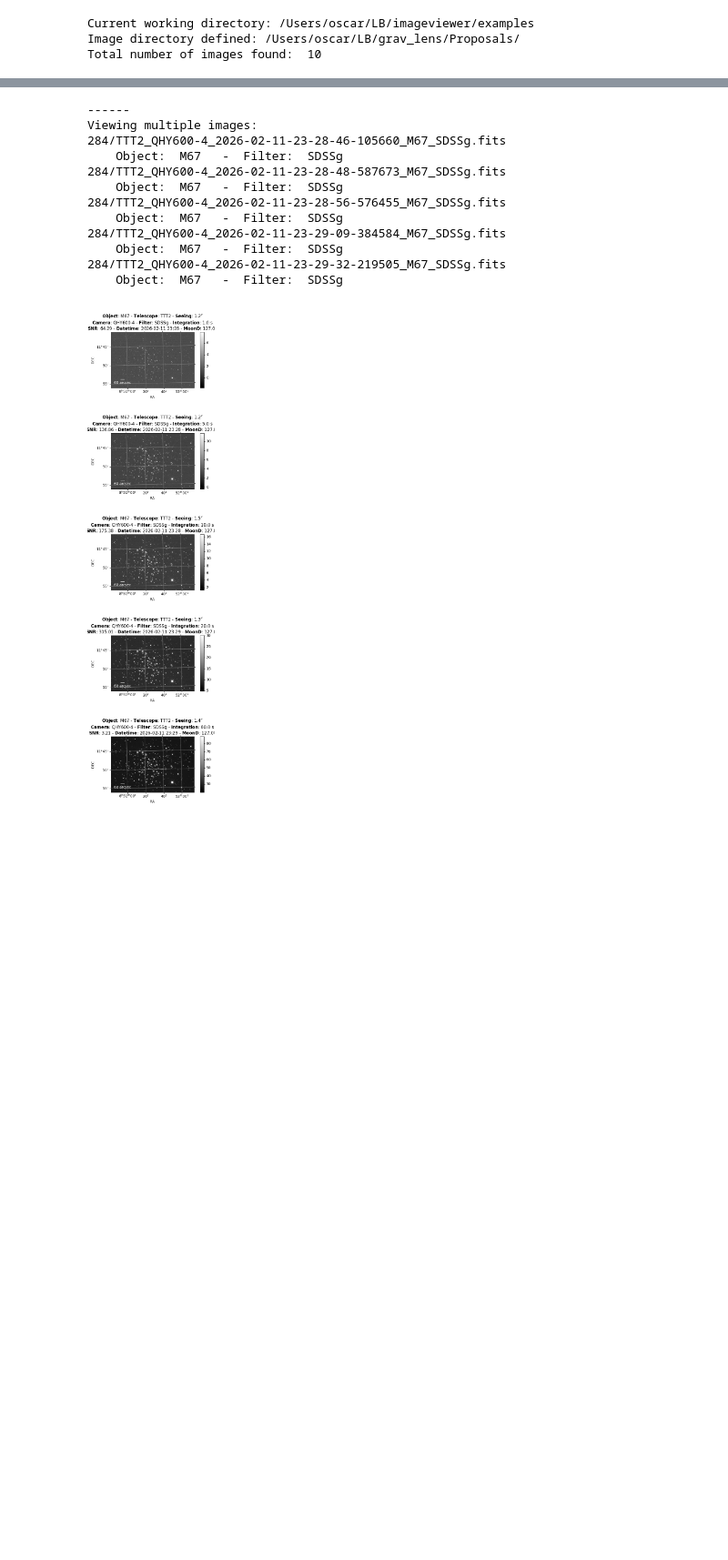
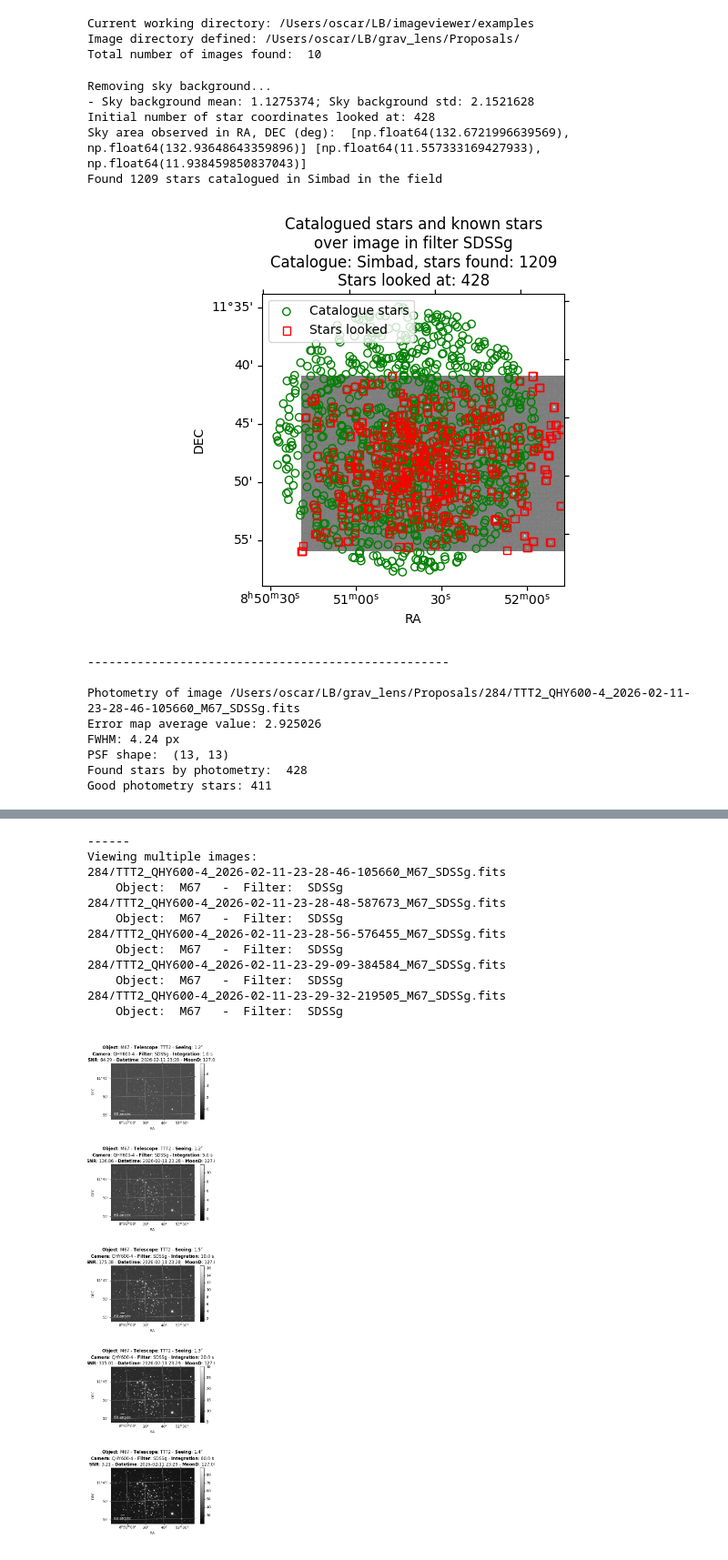
Before and after one commit to oscar-s-p/imageviewer, a Jupyter notebook: examples/photometry.ipynb, the cells around one changed output, grey strips where cells are left out. Shown at 91% size. Cells and saved outputs as stored; diff of their text form; code cells hidden in the pictures; blank space fills up the shorter version.

Commit message:
Photometry working, missing catalogue comparison

```diff
--- a/examples/photometry.ipynb
+++ b/examples/photometry.ipynb
@@ -38,3 +38,23 @@ iv = imgvw.image_viewer(directory=path,
 Current working directory: /Users/oscar/LB/imageviewer/examples
 Image directory defined: /Users/oscar/LB/grav_lens/Proposals/
 Total number of images found:  10
+# %%
+imgvw.photo_analysis(iv.df_files['path'].iloc[0], plot=True,
+                     init_table = './test_table.pkl',
+                     sky_background={'sigma': 3, 'maxiters': 5, 'sky_threshold': 3},
+                     catalogue = 'Simbad')
+# %% [output]
+Removing sky background...
+- Sky background mean: 1.1275374; Sky background std: 2.1521628
+Initial number of star coordinates looked at: 428
+Sky area observed in RA, DEC (deg):  [np.float64(132.6721996639569), np.float64(132.93648643359896)] [np.float64(11.557333169427933), np.float64(11.938459850837043)]
+Found 1209 stars catalogued in Simbad in the field
+[figure, added]
+---------------------------------------------------
+
+Photometry of image /Users/oscar/LB/grav_lens/Proposals/284/TTT2_QHY600-4_2026-02-11-23-28-46-105660_M67_SDSSg.fits
+Error map average value: 2.925026
+FWHM: 4.24 px
+PSF shape:  (13, 13)
+Found stars by photometry:  428
+Good photometry stars: 411
```
Also changed, not shown: parts of 8 cells of this notebook, 2 other files.
